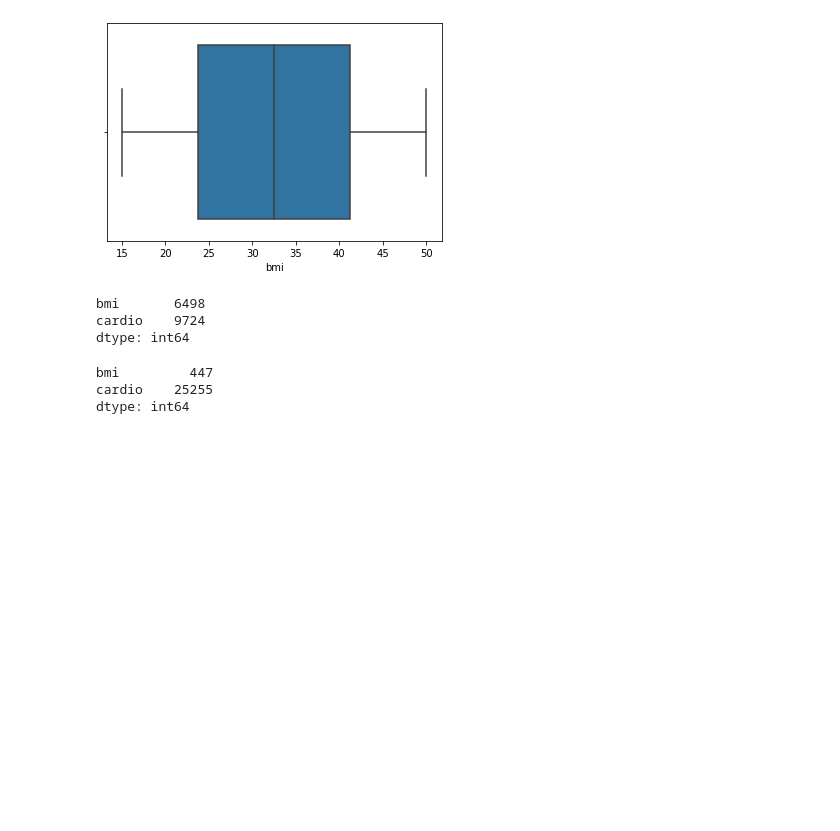
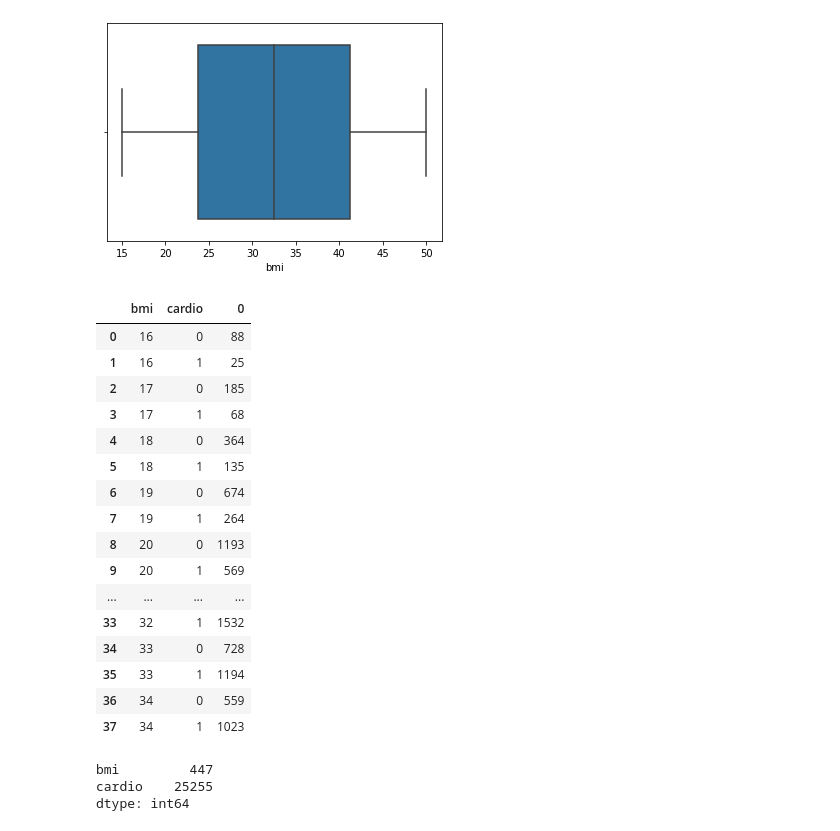
Before and after one commit to HenriqueCR1291/cardio_catch_diseases, a Jupyter notebook: m01_cardio_catch_diseases.ipynb, the cells around one changed output. Cells and saved outputs as stored; diff of their text form; code cells hidden in the pictures; blank space fills up the shorter version.

```diff
--- a/m01_cardio_catch_diseases.ipynb
+++ b/m01_cardio_catch_diseases.ipynb
@@ -431,13 +454,27 @@ sns.boxplot(x='bmi', data=aux1)
 [figure]
 # %%
 #more than 30
-aux2 = df3[(df3['bmi'] > 30)]
-aux2 = aux2[['bmi', 'cardio']].groupby('bmi').sum().reset_index()
-aux2.sum()
+aux2 = df3[(df3['bmi'] > 15) & (df3['bmi'] < 35)]
+aux2 = aux2[['bmi', 'cardio']].groupby(['bmi','cardio']).size().reset_index()
+aux2
 # %% [output]
-bmi       6498
-cardio    9724
-dtype: int64
+|  | bmi | cardio | 0 |
+| 0 | 16 | 0 | 88 |
+| 1 | 16 | 1 | 25 |
+| 2 | 17 | 0 | 185 |
+| 3 | 17 | 1 | 68 |
+| 4 | 18 | 0 | 364 |
+| 5 | 18 | 1 | 135 |
+| 6 | 19 | 0 | 674 |
+| 7 | 19 | 1 | 264 |
+| 8 | 20 | 0 | 1193 |
+| 9 | 20 | 1 | 569 |
+| ... | ... | ... | ... |
+| 33 | 32 | 1 | 1532 |
+| 34 | 33 | 0 | 728 |
+| 35 | 33 | 1 | 1194 |
+| 36 | 34 | 0 | 559 |
+| 37 | 34 | 1 | 1023 |
 # %%
 #lesser than 30
 aux3 = df3[(df3['bmi'] <= 30)]
```
Also changed, not shown: parts of 8 cells of this notebook.
